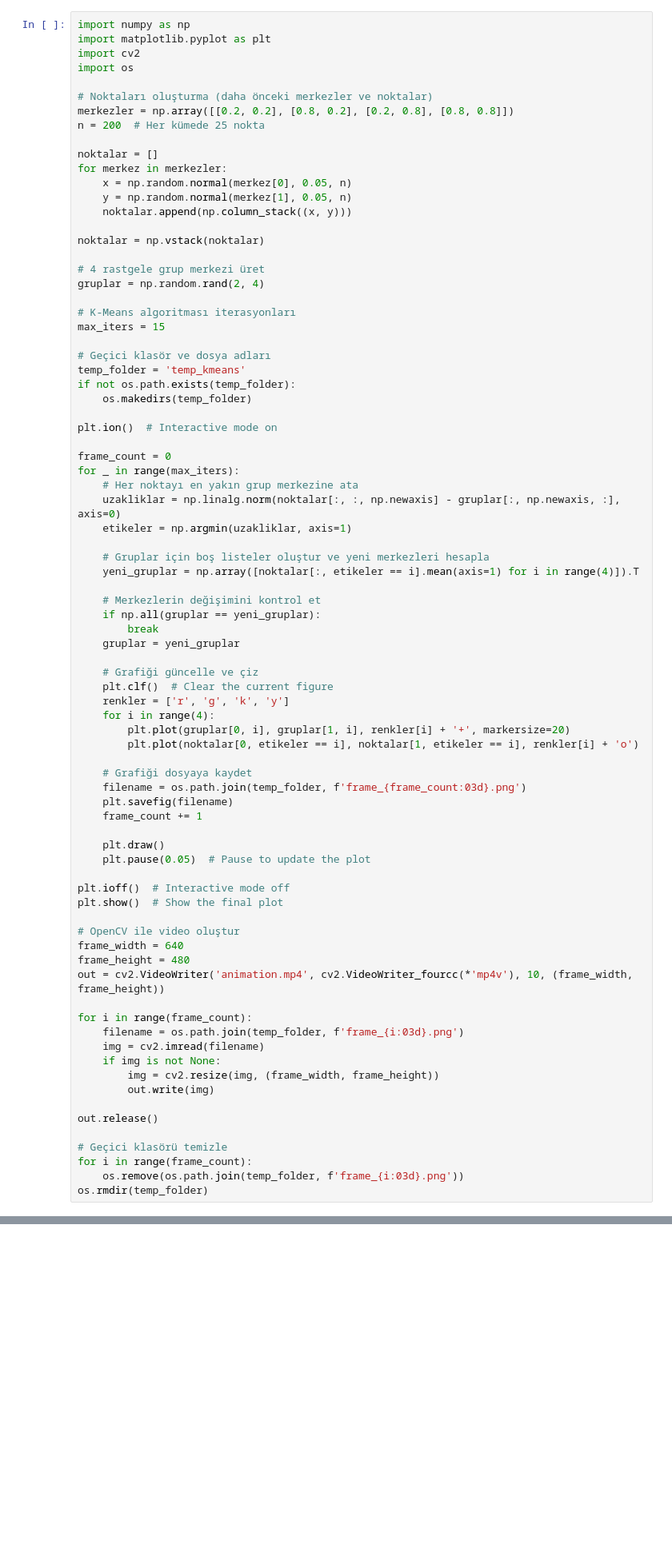
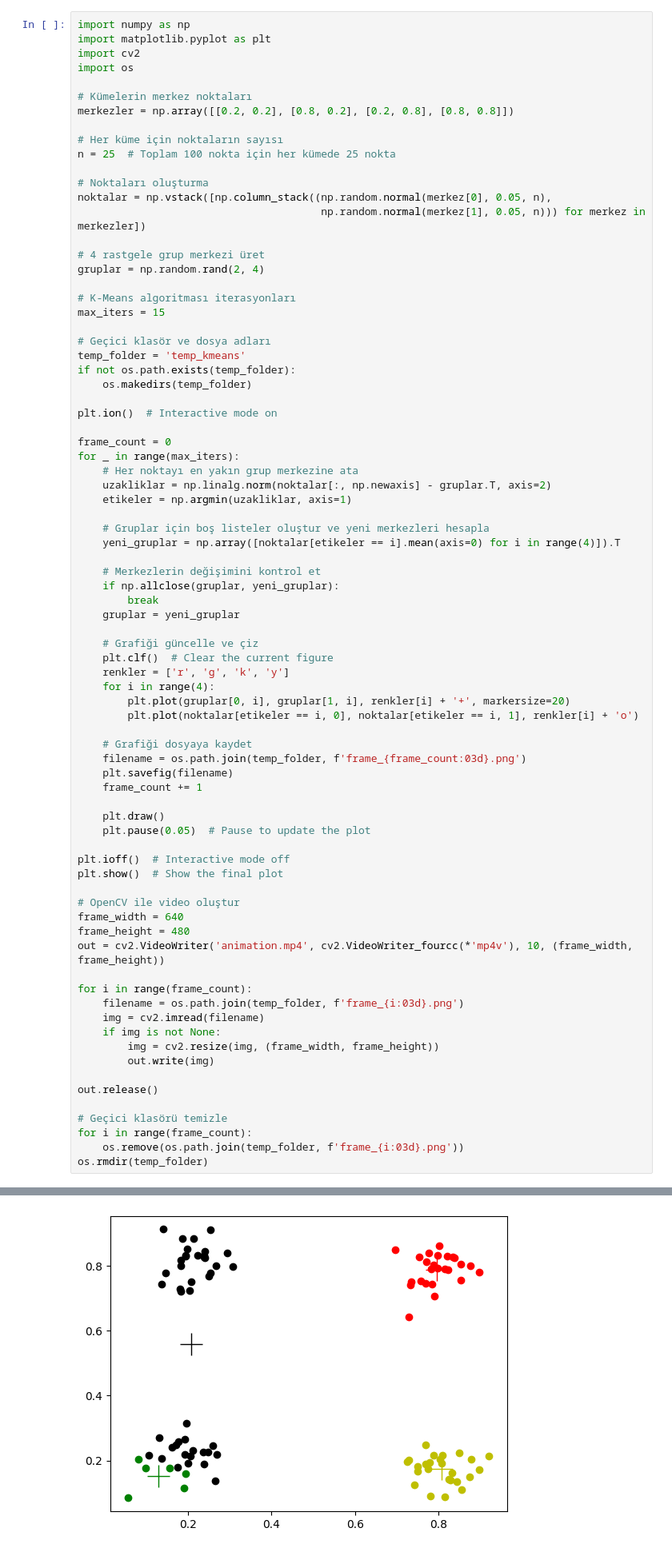
Before and after one commit to OmerFaruk-Celik/YapayZeka, a Jupyter notebook: K-Means.ipynb, the cells around one changed output, grey strips where cells are left out. Shown at 80% size. Drawn from its saved outputs; the diff is of its cells as text; blank space fills up the shorter version.

```diff
--- a/K-Means.ipynb
+++ b/K-Means.ipynb
@@ -321,17 +321,15 @@ import matplotlib.pyplot as plt
 import cv2
 import os
 
-# Noktaları oluşturma (daha önceki merkezler ve noktalar)
+# Kümelerin merkez noktaları
 merkezler = np.array([[0.2, 0.2], [0.8, 0.2], [0.2, 0.8], [0.8, 0.8]])
-n = 200  # Her kümede 25 nokta
 
-noktalar = []
-for merkez in merkezler:
-    x = np.random.normal(merkez[0], 0.05, n)
-    y = np.random.normal(merkez[1], 0.05, n)
-    noktalar.append(np.column_stack((x, y)))
+# Her küme için noktaların sayısı
+n = 25  # Toplam 100 nokta için her kümede 25 nokta
 
-noktalar = np.vstack(noktalar)
+# Noktaları oluşturma
+noktalar = np.vstack([np.column_stack((np.random.normal(merkez[0], 0.05, n),
+                                       np.random.normal(merkez[1], 0.05, n))) for merkez in merkezler])
 
 # 4 rastgele grup merkezi üret
 gruplar = np.random.rand(2, 4)
@@ -349,14 +347,14 @@ plt.ion()  # Interactive mode on
 frame_count = 0
 for _ in range(max_iters):
     # Her noktayı en yakın grup merkezine ata
-    uzakliklar = np.linalg.norm(noktalar[:, :, np.newaxis] - gruplar[:, np.newaxis, :], axis=0)
+    uzakliklar = np.linalg.norm(noktalar[:, np.newaxis] - gruplar.T, axis=2)
     etikeler = np.argmin(uzakliklar, axis=1)
 
     # Gruplar için boş listeler oluştur ve yeni merkezleri hesapla
-    yeni_gruplar = np.array([noktalar[:, etikeler == i].mean(axis=1) for i in range(4)]).T
+    yeni_gruplar = np.array([noktalar[etikeler == i].mean(axis=0) for i in range(4)]).T
 
     # Merkezlerin değişimini kontrol et
-    if np.all(gruplar == yeni_gruplar):
+    if np.allclose(gruplar, yeni_gruplar):
         break
     gruplar = yeni_gruplar
 
@@ -365,7 +363,7 @@ for _ in range(max_iters):
     renkler = ['r', 'g', 'k', 'y']
     for i in range(4):
         plt.plot(gruplar[0, i], gruplar[1, i], renkler[i] + '+', markersize=20)
-        plt.plot(noktalar[0, etikeler == i], noktalar[1, etikeler == i], renkler[i] + 'o')
+        plt.plot(noktalar[etikeler == i, 0], noktalar[etikeler == i, 1], renkler[i] + 'o')
 
     # Grafiği dosyaya kaydet
     filename = os.path.join(temp_folder, f'frame_{frame_count:03d}.png')
@@ -400,0 +398 @@ ValueError: operands could not be broadcast together with shapes (800,2,1) (2,1,
+[figure, added]
```
Also changed, not shown: parts of 1 cell of this notebook, 1 other file.
